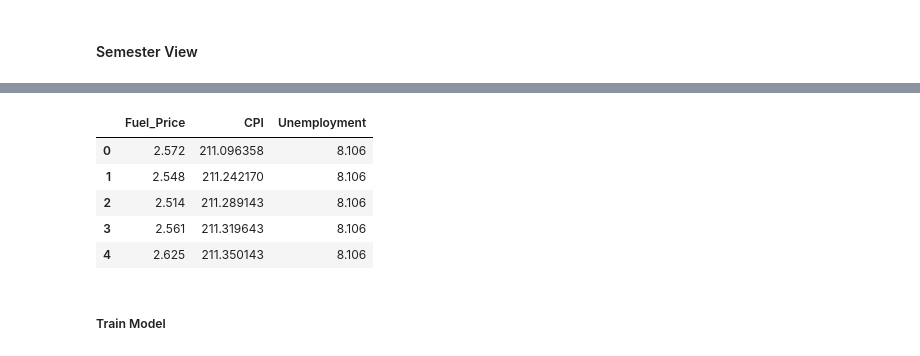
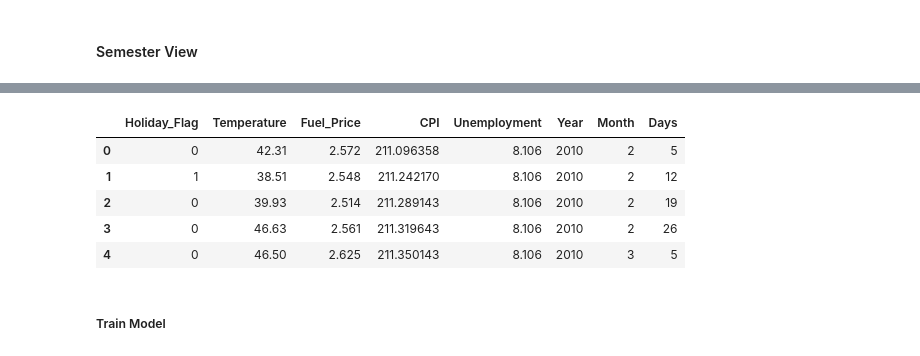
Before and after one commit to swarup4/Retail-Analysis-with-Walmart-Data, a Jupyter notebook: Walmart.ipynb, the cells around one changed output, grey strips where cells are left out. Saved outputs shown, nothing was run; the diff lists cells and outputs as text; code cells hidden in the pictures.

```diff
--- a/Walmart.ipynb
+++ b/Walmart.ipynb
@@ -15,5 +19,5 @@ df.head()
 # %%
-df['Date'] = pd.to_datetime(df['Date'])
+df['Date'] = pd.to_datetime(df['Date'], format="%d-%m-%Y")
 df.head()
 # %% [output]
 |  | Store | Date | Weekly_Sales | Holiday_Flag | Temperature | Fuel_Price | CPI | Unemployment |
@@ -132,0 +173,9 @@ plt.show()
+# %%
+def semisterData(month):
+    if month <= 6:
+        return '1'
+    else:
+        return '2'
+
+df['Semester'] = df['Date'].dt.month.apply(semisterData)
+df.head()
@@ -138,0 +201,3 @@ plt.show()
+# %%
+df['Days'] = df['Date'].dt.day
+df.head()
@@ -149,3 +223,3 @@ store1.head()
 # %%
-store1 = store1.drop(['Date', 'Temperature', 'Holiday_Flag', 'Year', 'Quarter', 'Month'], axis=1)
-# print(store1)
+store1 = store1.drop(['Store', 'Date', 'Quarter', 'Semester'], axis=1)
+store1.head()
@@ -152,14 +233,13 @@ store1 = store1.drop(['Date', 'Temperature', 'Holiday_Flag', 'Year', 'Quarter',
 # %%
-x_data = store1.drop(['Store', 'Weekly_Sales'], axis=1)
-# store1
+x_data = store1.drop(['Weekly_Sales'], axis=1)
 x_data.head()
 # %% [output]
-|  | Fuel_Price | CPI | Unemployment |
-| 0 | 2.572 | 211.096358 | 8.106 |
-| 1 | 2.548 | 211.242170 | 8.106 |
-| 2 | 2.514 | 211.289143 | 8.106 |
-| 3 | 2.561 | 211.319643 | 8.106 |
-| 4 | 2.625 | 211.350143 | 8.106 |
+|  | Holiday_Flag | Temperature | Fuel_Price | CPI | Unemployment | Year | Month | Days |
+| 0 | 0 | 42.31 | 2.572 | 211.096358 | 8.106 | 2010 | 2 | 5 |
+| 1 | 1 | 38.51 | 2.548 | 211.242170 | 8.106 | 2010 | 2 | 12 |
+| 2 | 0 | 39.93 | 2.514 | 211.289143 | 8.106 | 2010 | 2 | 19 |
+| 3 | 0 | 46.63 | 2.561 | 211.319643 | 8.106 | 2010 | 2 | 26 |
+| 4 | 0 | 46.50 | 2.625 | 211.350143 | 8.106 | 2010 | 3 | 5 |
 # %% [markdown]
 ##### Train Model
 # %%
```
Also changed, not shown: parts of 49 cells of this notebook, 2 other files.
